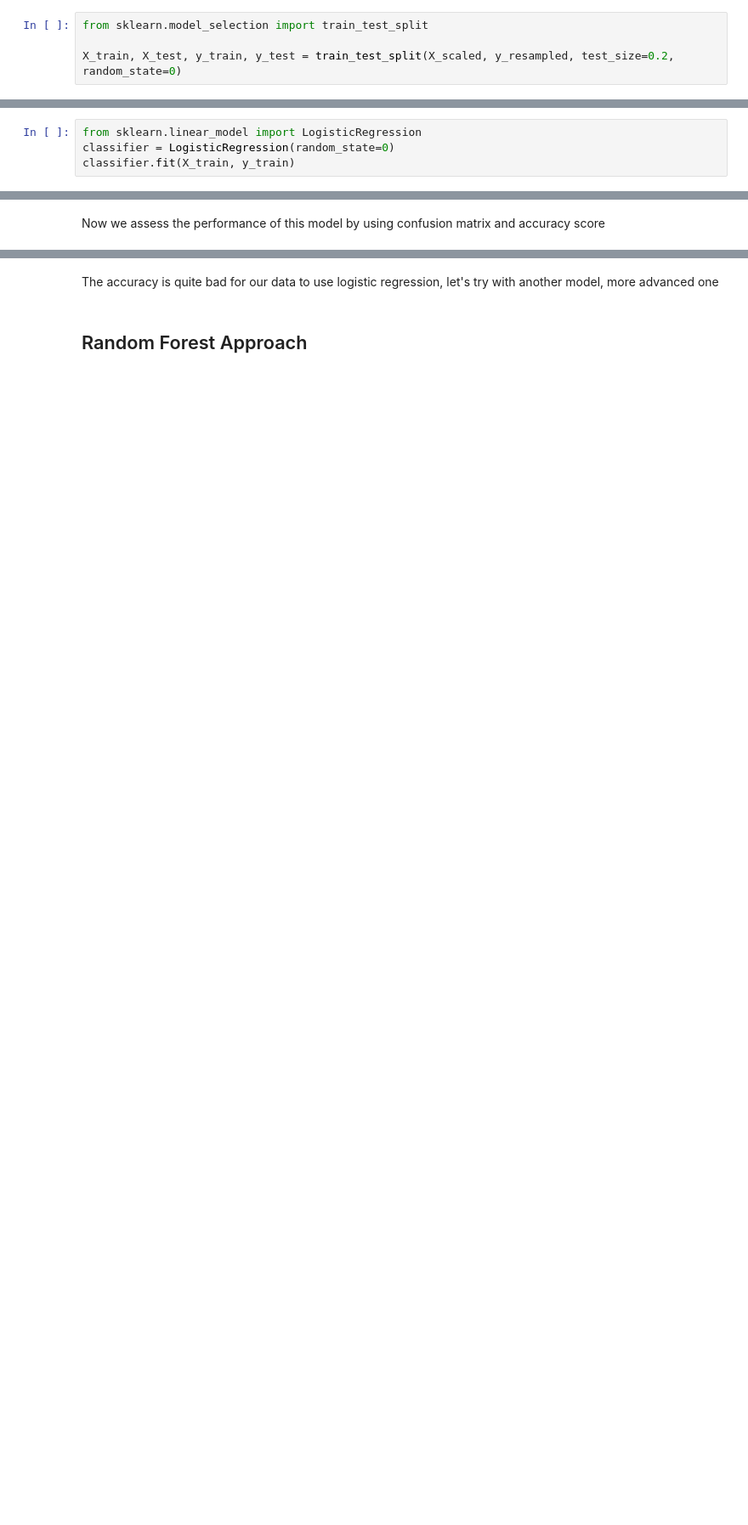
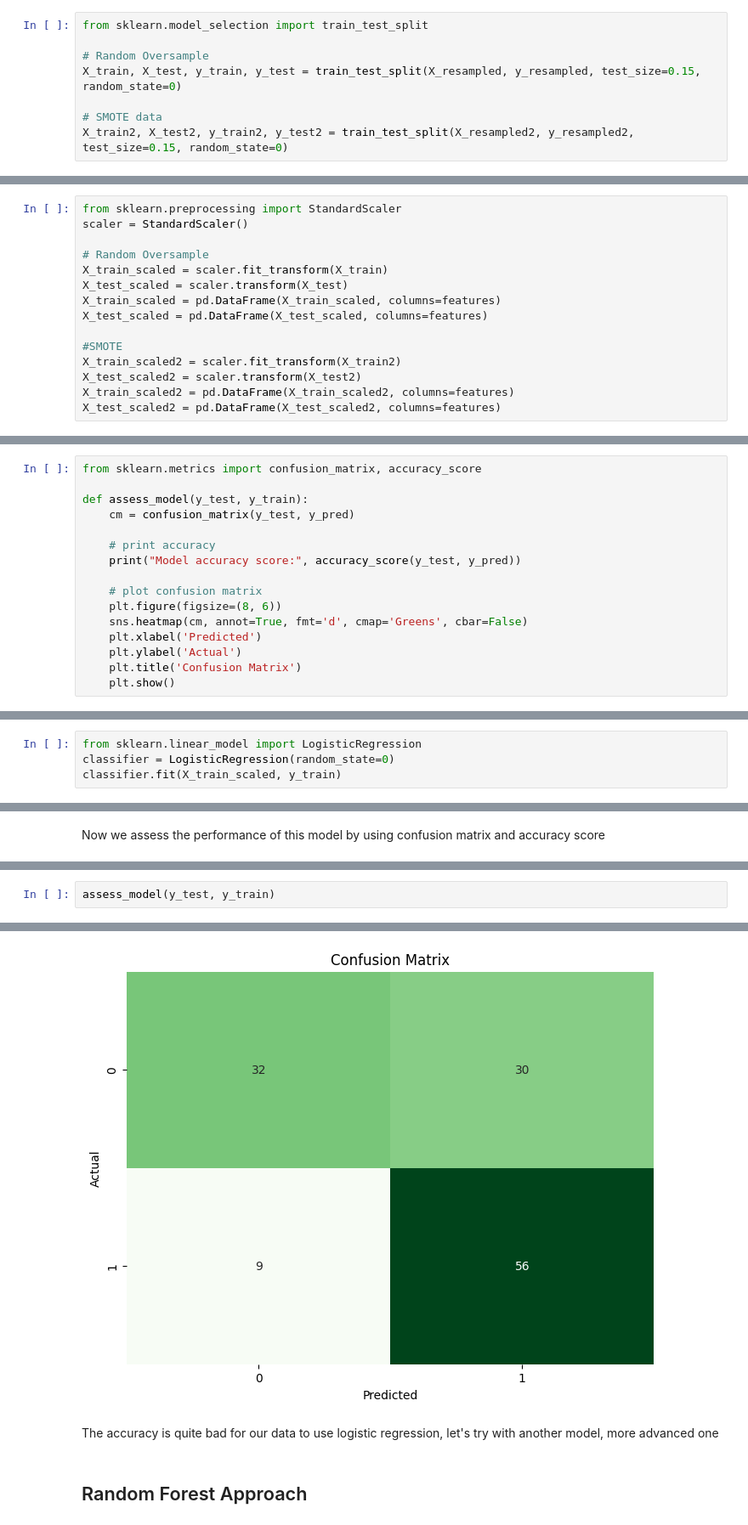
Before and after one commit to rubyw177/loan-prediction, a Jupyter notebook: loan_prediction_model.ipynb, the cells around one changed output, grey strips where cells are left out. Shown at 85% size. Drawn from its saved outputs; the diff is of its cells as text; blank space fills up the shorter version.

Commit message:
Loan Prediction | Version 5 | added other models

```diff
--- a/loan_prediction_model.ipynb
+++ b/loan_prediction_model.ipynb
@@ -325,7 +350,11 @@ After we resampled and scaled the data, we need to split the data for training a
 # %%
 from sklearn.model_selection import train_test_split
 
-X_train, X_test, y_train, y_test = train_test_split(X_scaled, y_resampled, test_size=0.2, random_state=0)
+# Random Oversample
+X_train, X_test, y_train, y_test = train_test_split(X_resampled, y_resampled, test_size=0.15, random_state=0)
+
+# SMOTE data
+X_train2, X_test2, y_train2, y_test2 = train_test_split(X_resampled2, y_resampled2, test_size=0.15, random_state=0)
 # %%
 X_train
 # %% [output]
@@ -354,3 +391,18 @@ Name: Loan_Status, Length: 675, dtype: int64
+# %%
+from sklearn.preprocessing import StandardScaler
+scaler = StandardScaler()
+
+# Random Oversample
+X_train_scaled = scaler.fit_transform(X_train)
+X_test_scaled = scaler.transform(X_test)
+X_train_scaled = pd.DataFrame(X_train_scaled, columns=features)
+X_test_scaled = pd.DataFrame(X_test_scaled, columns=features)
+
+#SMOTE
+X_train_scaled2 = scaler.fit_transform(X_train2)
+X_test_scaled2 = scaler.transform(X_test2)
+X_train_scaled2 = pd.DataFrame(X_train_scaled2, columns=features)
+X_test_scaled2 = pd.DataFrame(X_test_scaled2, columns=features)
 # %% [markdown]
 # Predictive Modeling
 Now for the model, we will use logistic regression first then we will use more advanced model like xgboost and random forest.
@@ -357,9 +411,25 @@ Now for the model, we will use logistic regression first then we will use more a
+# %%
+from sklearn.metrics import confusion_matrix, accuracy_score
+
+def assess_model(y_test, y_train):
+    cm = confusion_matrix(y_test, y_pred)
+
+    # print accuracy
+    print("Model accuracy score:", accuracy_score(y_test, y_pred))
+
+    # plot confusion matrix
+    plt.figure(figsize=(8, 6))
+    sns.heatmap(cm, annot=True, fmt='d', cmap='Greens', cbar=False)
+    plt.xlabel('Predicted')
+    plt.ylabel('Actual')
+    plt.title('Confusion Matrix')
+    plt.show()
 # %% [markdown]
 ## Logistic Regression Approach
 # %%
 from sklearn.linear_model import LogisticRegression
 classifier = LogisticRegression(random_state=0)
-classifier.fit(X_train, y_train)
+classifier.fit(X_train_scaled, y_train)
 # %% [output]
 LogisticRegression(random_state=0)
 # %% [markdown]
@@ -402,0 +449,3 @@ plt.show()
+# %%
+assess_model(y_test, y_train)
+# %% [output]
@@ -403,3 +453,4 @@ plt.show()
+[figure, added]
 # %% [markdown]
 The accuracy is quite bad for our data to use logistic regression, let's try with another model, more advanced one
 # %% [markdown]
```
Also changed, not shown: parts of 43 cells of this notebook.
